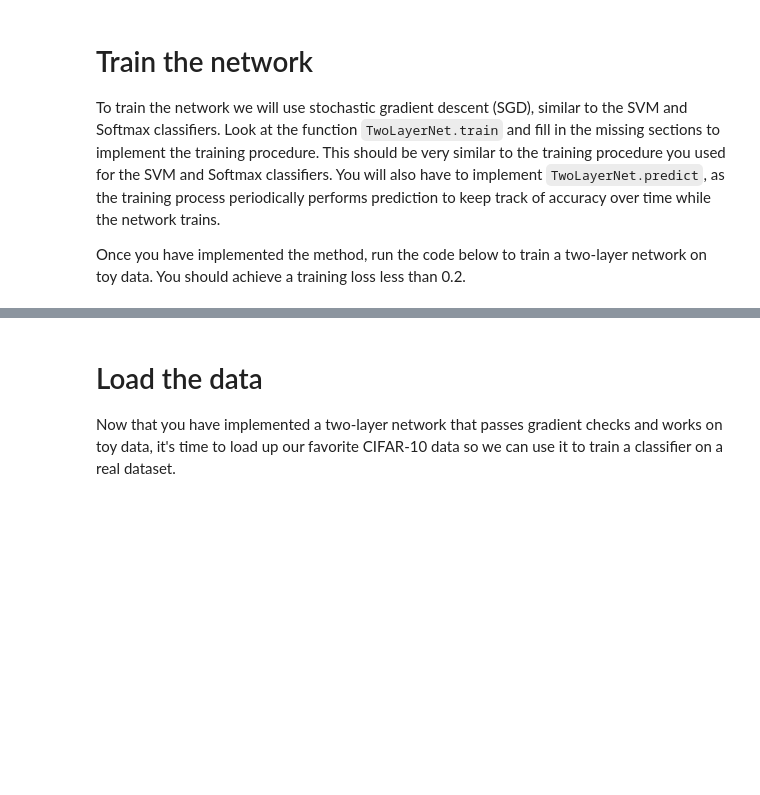
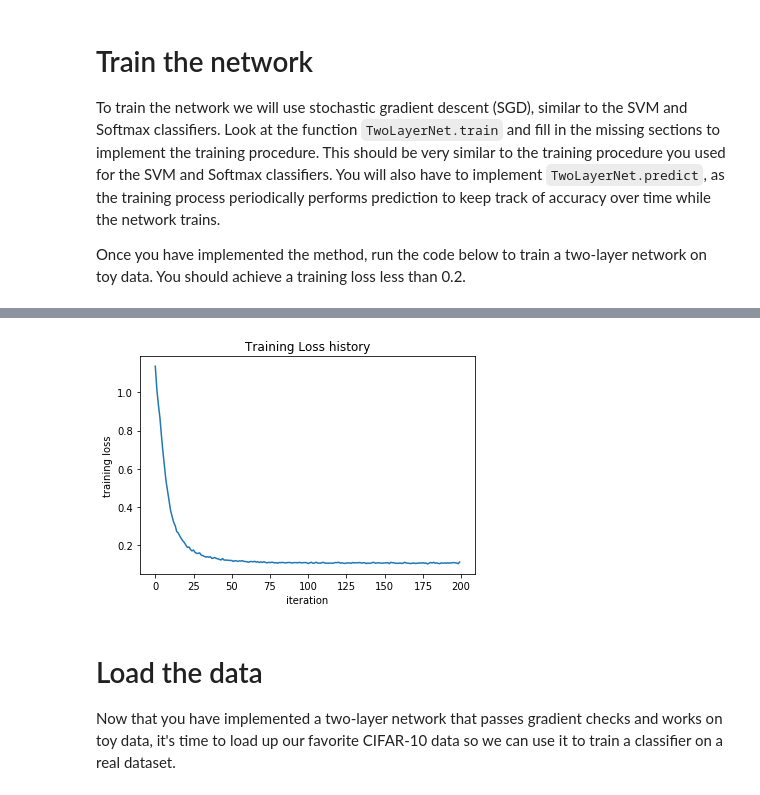
Before and after one commit to Salazar-Prime/Shallow_learn, a Jupyter notebook: HW1/two_layer_net.ipynb, the cells around one changed output, grey strips where cells are left out. Saved outputs shown, nothing was run; the diff lists cells and outputs as text; code cells hidden in the pictures; blank space fills up the shorter version.

```diff
--- a/HW1/two_layer_net.ipynb
+++ b/HW1/two_layer_net.ipynb
@@ -6,11 +6,12 @@ In this exercise we will develop a neural network with fully-connected layers to
 from __future__ import print_function
 import numpy as np
 import matplotlib.pyplot as plt
+import pixiedust
 
 from ie590.classifiers.neural_net import TwoLayerNet
 
 %matplotlib inline
-plt.rcParams['figure.figsize'] = (10.0, 8.0) # set default size of plots
+plt.rcParams['figure.figsize'] = (15.0, 12.0) # set default size of plots
 plt.rcParams['image.interpolation'] = 'nearest'
 plt.rcParams['image.cmap'] = 'gray'
 
@@ -125,8 +135,8 @@ Once you have implemented the method, run the code below to train a two-layer ne
 # %%
 net = init_toy_model()
 stats = net.train(X, y, X, y,
-            learning_rate=1e-1, reg=5e-6,
-            num_iters=100, verbose=False)
+            learning_rate=5e-1, reg=5e-6,
+            num_iters=200, verbose=False)
 
 print('Final training loss: ', stats['loss_history'][-1])
 
@@ -136,3 +146,4 @@ plt.xlabel('iteration')
 plt.ylabel('training loss')
 plt.title('Training Loss history')
 plt.show()
+# %% [output]
@@ -139,3 +151,4 @@ plt.show()
+[figure, added]
 # %% [markdown]
 # Load the data
 Now that you have implemented a two-layer network that passes gradient checks and works on toy data, it's time to load up our favorite CIFAR-10 data so we can use it to train a classifier on a real dataset.
```
Also changed, not shown: parts of 8 cells of this notebook, 1 other file.
